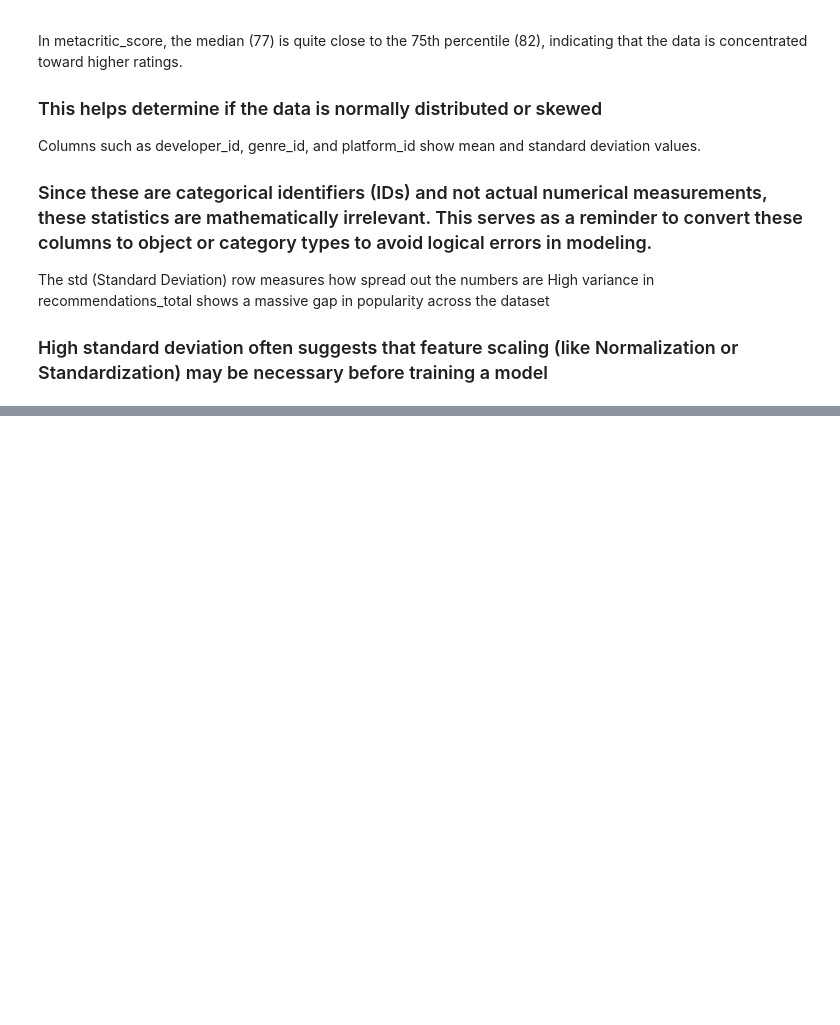
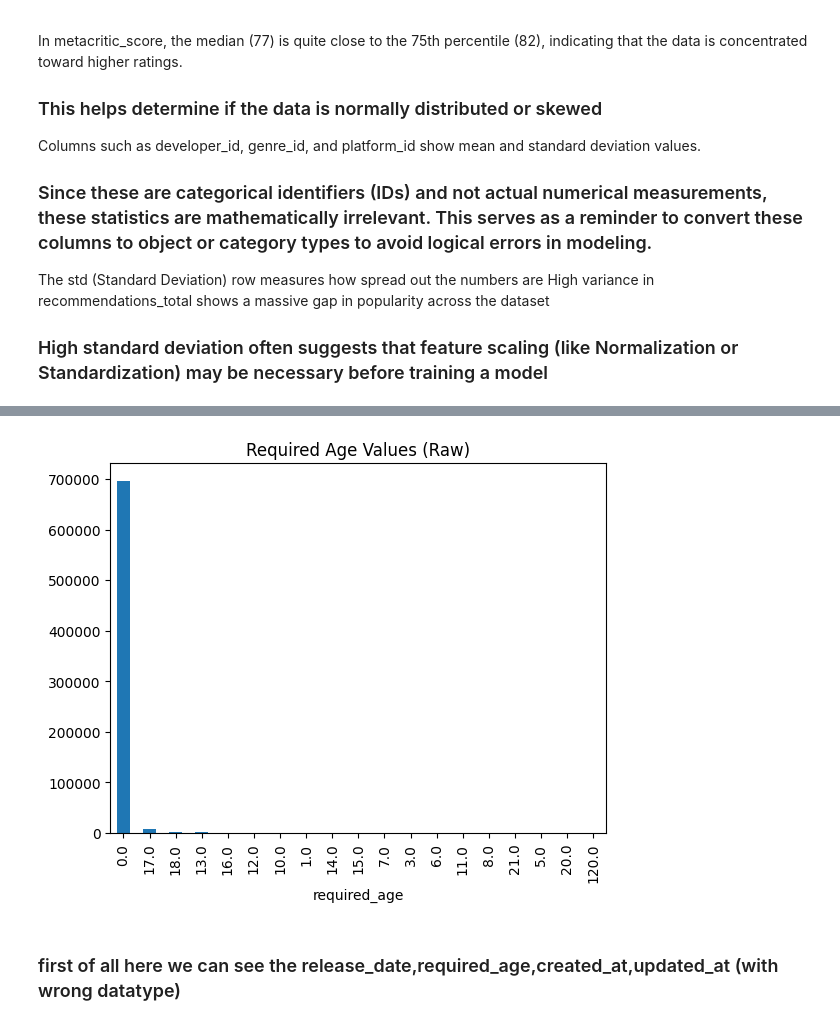
Before and after one commit to safety-crew/Steam-Game-Intelligence-Suite, a Jupyter notebook: notebooks/00_cleaning.ipynb, the cells around one changed output, grey strips where cells are left out. Drawn from its saved outputs; the diff is of its cells as text; code cells hidden in the pictures; blank space fills up the shorter version.

Commit message:
Edit 00_cleaning.ipynb quick data exploratory

```diff
--- a/notebooks/00_cleaning.ipynb
+++ b/notebooks/00_cleaning.ipynb
@@ -224,0 +252,8 @@ High variance in recommendations_total shows a massive gap in popularity across
+# %%
+combined_data['required_age'].value_counts().head(20).plot(kind='bar')
+plt.title("Required Age Values (Raw)")
+plt.show()
+# %% [output]
+[figure, added]
+# %% [markdown]
+### first of all here we can see the release_date,required_age,created_at,updated_at (with wrong datatype)
```
Also changed, not shown: parts of 14 cells of this notebook.
